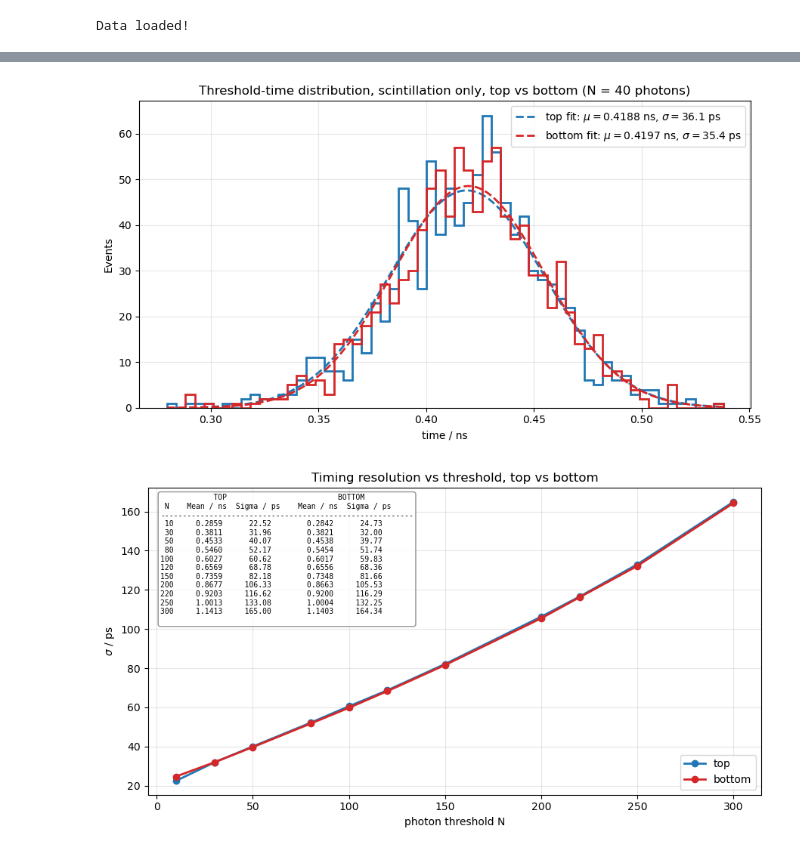
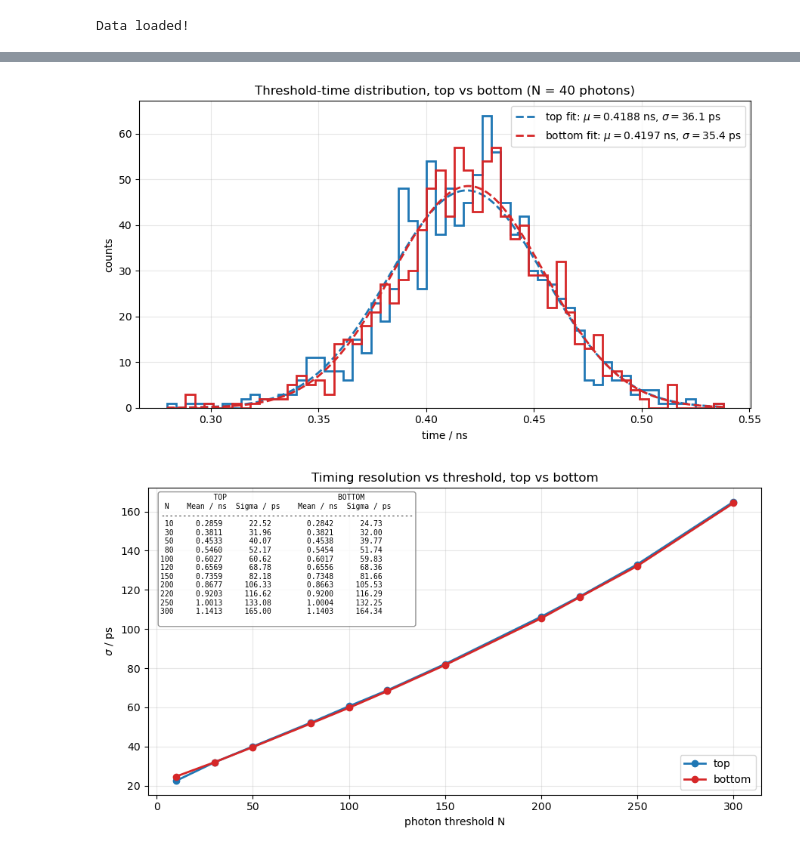
Before and after one commit to RobDerk/insight-tagger-scintillator-simulation-geant4-analysis, a Jupyter notebook: analysis2/Untitled.ipynb, the cells around one changed output, grey strips where cells are left out. Saved outputs shown, nothing was run; the diff lists cells and outputs as text; code cells hidden in the pictures.

```diff
--- a/analysis2/Untitled.ipynb
+++ b/analysis2/Untitled.ipynb
@@ -319,7 +319,7 @@ counts, bin_edges, _ = ax.hist(
     bins=bins,
     histtype="step",
     linewidth=2,
-    label="Threshold times"
+    label="threshold times"
 )
 
 bin_width = (
@@ -380,7 +380,7 @@ ax.text(
     )
 )
 ax.set_xlabel("time / ns")
-ax.set_ylabel("Events")
+ax.set_ylabel("counts")
 
 ax.set_title(
     f"Threshold-time distribution "
@@ -409,7 +409,7 @@ ax.plot(
     threshold_statistics["GaussianSigma_ps"],
     marker="o",
     linewidth=2,
-    label="Gaussian sigma"
+    label="top + bottom"
 )
 
 stats_text = " N    Mean / ns    Sigma / ps\n"
@@ -439,7 +439,7 @@ ax.text(
 
 ax.set_xlabel("photon threshold N")
 ax.set_ylabel(r"$\sigma$ / ps")
-ax.set_title("Timing resolution vs threshold")
+ax.set_title("time resolution vs threshold")
 
 ax.grid(alpha=0.3)
 ax.legend(loc="lower right")
@@ -604,9 +604,9 @@ for side, side_times in times_by_side.items():
     )
 
 ax.set_xlabel("time / ns")
-ax.set_ylabel("Events")
+ax.set_ylabel("counts")
 ax.set_title(
-    f"Threshold-time distribution, scintillation only, top vs bottom "
+    f"Threshold-time distribution, top vs bottom "
     f"(N = {plot_threshold} photons)"
 )
 ax.grid(alpha=0.3)
@@ -657,32 +657,32 @@ for (_, top), (_, bottom) in zip(
     stats_text += (
         f"{int(top['Threshold']):3d}   "
         f"{top['MeanTime_ns']:8.4f}   "
         f"{top['Sigma_ps']:8.2f}      "
         f"{bottom['MeanTime_ns']:8.4f}   "
         f"{bottom['Sigma_ps']:8.2f}\n"
     )
 
 ax.text(
     0.02, 0.98,
     stats_text,
     transform=ax.transAxes,
     fontsize=7,
     fontfamily="monospace",
     verticalalignment="top",
     horizontalalignment="left",
     bbox=dict(
         boxstyle="round",
         facecolor="white",
         edgecolor="gray",
         alpha=0.85
     )
 )
 
 fig.tight_layout()
 
 save_plot("timing_resolution_vs_threshold_top_vs_bottom_scintillation")
 
 plt.show()
 # %% [output]
-[figure, old version]
+[figure, new version]
 [figure]
```
Also changed, not shown: parts of 1 cell of this notebook, 5 other files.
